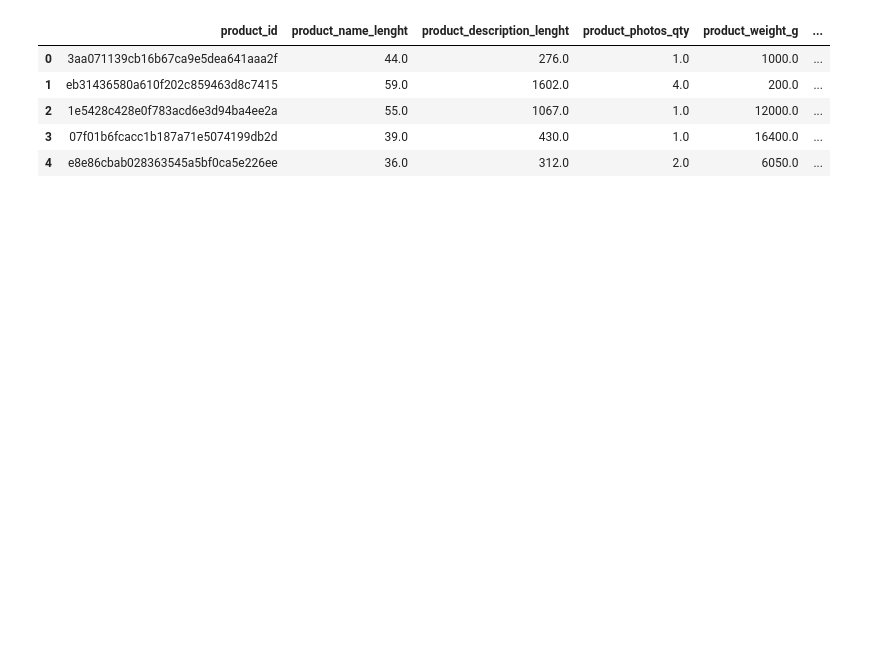
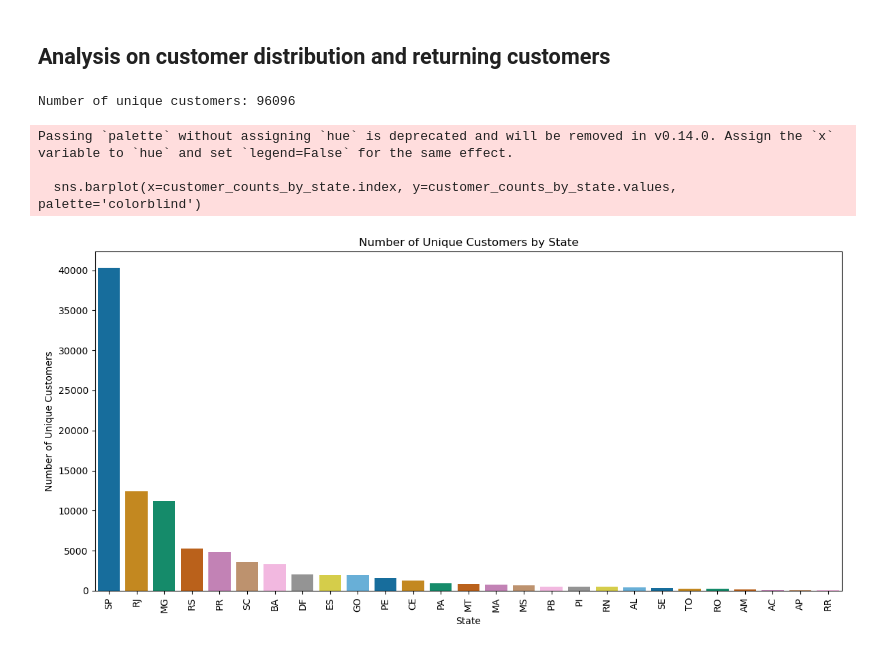
Before and after one commit to hengcc918-creator/NTU-DSAI-Mod2-Project, a Jupyter notebook: eda/EDA.ipynb, the cells around one changed output. Cells and saved outputs as stored; diff of their text form; code cells hidden in the pictures; blank space fills up the shorter version.

Commit message:
Analysis on customer distribution and products sale trend

```diff
--- a/eda/EDA.ipynb
+++ b/eda/EDA.ipynb
@@ -26,10 +0,0 @@ products = pd.read_csv("../data_cleaning/product_english.csv")
-# %%
-df_products = pd.DataFrame(products)
-df_products.head()
-# %% [output]
-|  | product_id | product_name_lenght | product_description_lenght | product_photos_qty | product_weight_g | ... |
-| 0 | 3aa071139cb16b67ca9e5dea641aaa2f | 44.0 | 276.0 | 1.0 | 1000.0 | ... |
-| 1 | eb31436580a610f202c859463d8c7415 | 59.0 | 1602.0 | 4.0 | 200.0 | ... |
-| 2 | 1e5428c428e0f783acd6e3d94ba4ee2a | 55.0 | 1067.0 | 1.0 | 12000.0 | ... |
-| 3 | 07f01b6fcacc1b187a71e5074199db2d | 39.0 | 430.0 | 1.0 | 16400.0 | ... |
-| 4 | e8e86cbab028363545a5bf0ca5e226ee | 36.0 | 312.0 | 2.0 | 6050.0 | ... |
@@ -43,0 +6,25 @@ print(f"Number of returning customers: {returning_customers}")
+# %% [markdown]
+## Analysis on customer distribution and returning customers
+# %%
+df_customers = pd.read_csv('../data/dim_customers.csv')
+
+# Count the number of unique customers
+num_customers = df_customers['customer_unique_id'].nunique()
+print(f"Number of unique customers: {num_customers}")
+
+# Compute the number of unique customers in differernt states and plot the distribution
+customer_counts_by_state = df_customers.groupby('customer_state')['customer_unique_id'].nunique().sort_values(ascending=False)
+plt.figure(figsize=(12, 6))
+sns.barplot(x=customer_counts_by_state.index, y=customer_counts_by_state.values, palette='colorblind')
+plt.xticks(rotation=90)
+plt.title('Number of Unique Customers by State')
+plt.xlabel('State')
+plt.ylabel('Number of Unique Customers')
+plt.tight_layout()
+plt.show()
+# %% [output]
+Number of unique customers: 96096
+Passing `palette` without assigning `hue` is deprecated and will be removed in v0.14.0. Assign the `x` variable to `hue` and set `legend=False` for the same effect.
+
+  sns.barplot(x=customer_counts_by_state.index, y=customer_counts_by_state.values, palette='colorblind')
+[figure, added]
```
Also changed, not shown: parts of 21 cells of this notebook.
